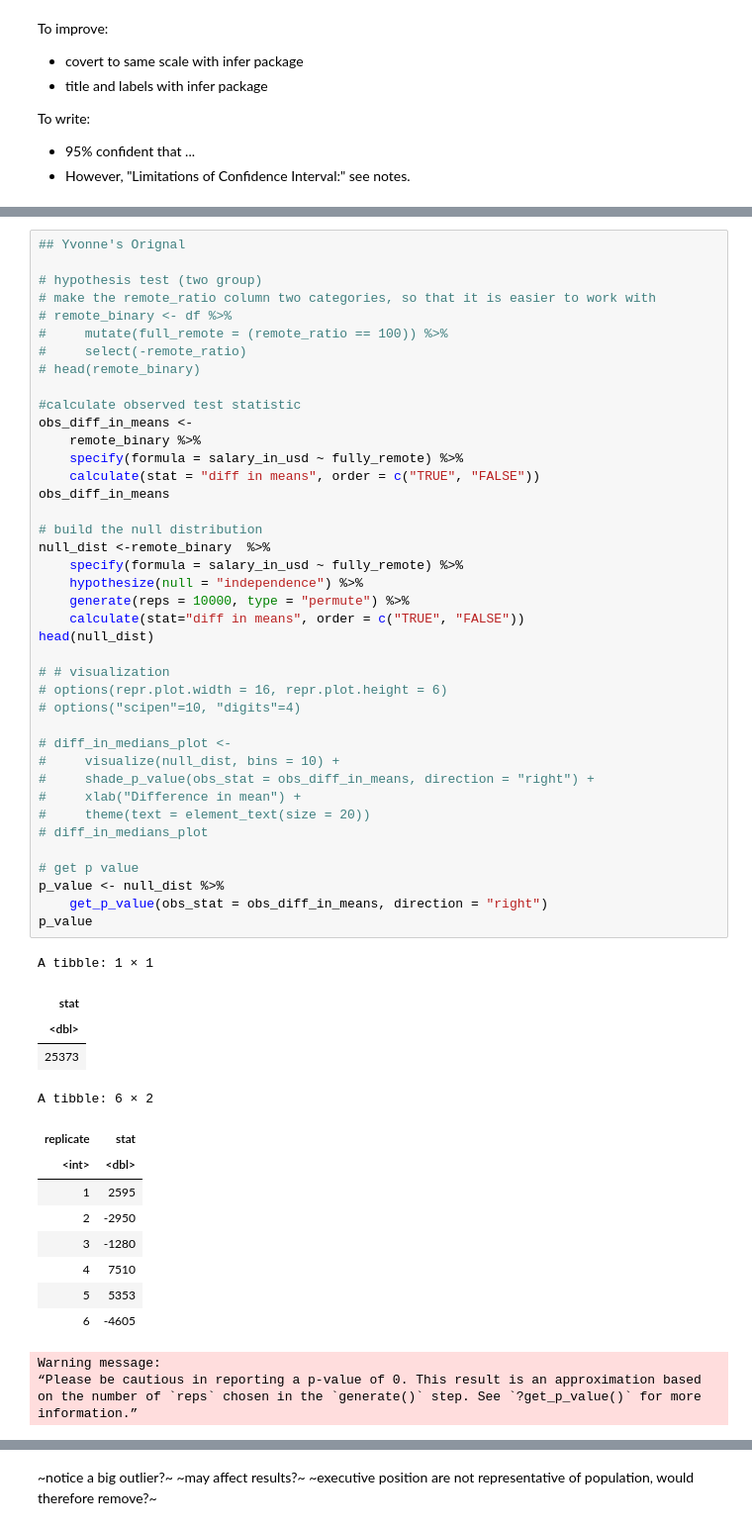
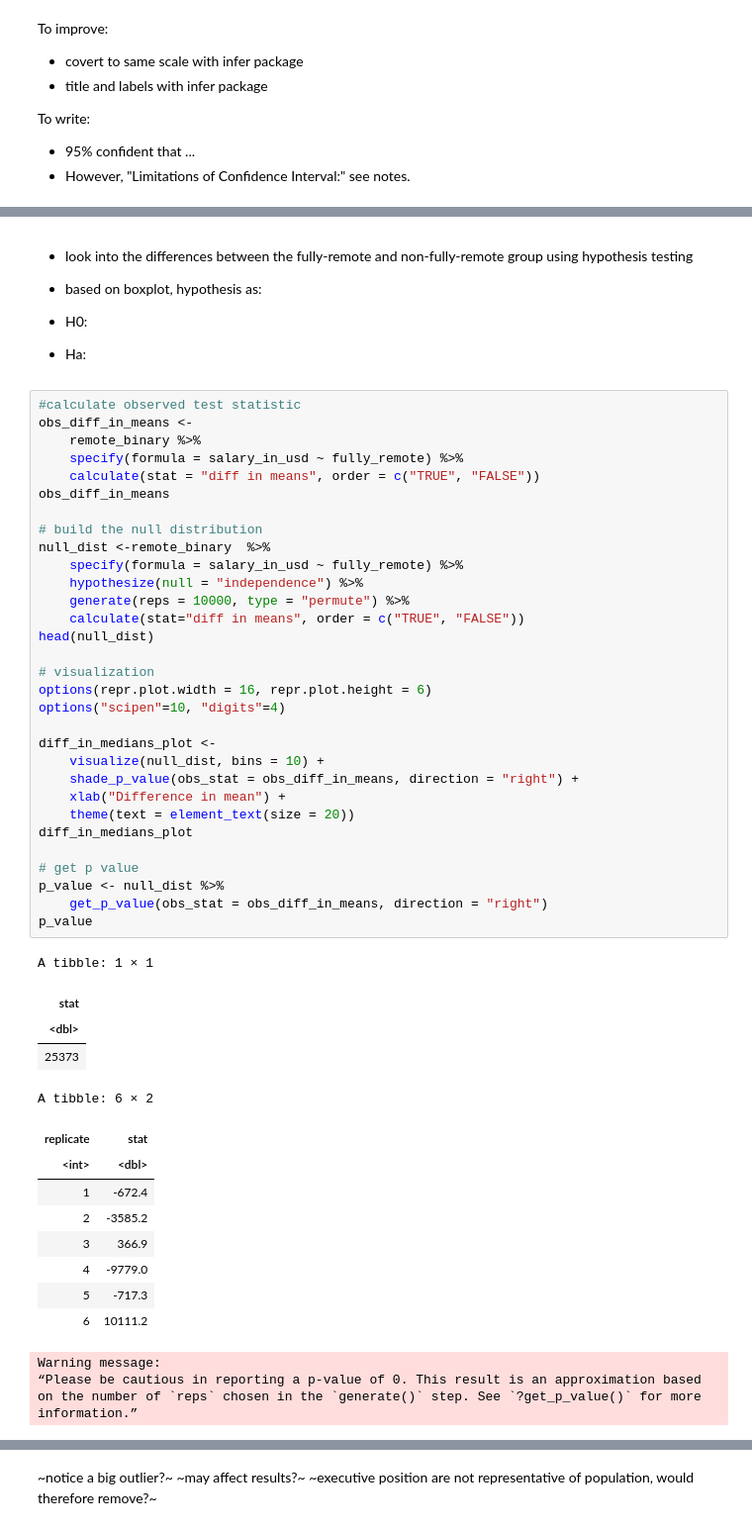
Before and after one commit to ludioludius/STAT201-Project, a Jupyter notebook: Final_Report_Draft.ipynb, the cells around one changed output, grey strips where cells are left out. Shown at 99% size. Drawn from its saved outputs; the diff is of its cells as text.

Commit message:
Big Sync with Yvonne

```diff
--- a/Final_Report_Draft.ipynb
+++ b/Final_Report_Draft.ipynb
@@ -317,57 +386,54 @@ A tibble: 6 × 4
+# %% [markdown]
+- look into the differences between the fully-remote and non-fully-remote group using hypothesis testing
+
+- based on boxplot, hypothesis as:
+- H0:
+- Ha:
 # %%
-## Yvonne's Orignal
-
-# hypothesis test (two group)
-# make the remote_ratio column two categories, so that it is easier to work with
-# remote_binary <- df %>%
-#     mutate(full_remote = (remote_ratio == 100)) %>%
-#     select(-remote_ratio)
-# head(remote_binary)
-
 #calculate observed test statistic
 obs_diff_in_means <-
     remote_binary %>%
     specify(formula = salary_in_usd ~ fully_remote) %>%
     calculate(stat = "diff in means", order = c("TRUE", "FALSE"))
 obs_diff_in_means
 
 # build the null distribution
 null_dist <-remote_binary  %>%
     specify(formula = salary_in_usd ~ fully_remote) %>%
     hypothesize(null = "independence") %>%
     generate(reps = 10000, type = "permute") %>%
     calculate(stat="diff in means", order = c("TRUE", "FALSE"))
 head(null_dist)
 
-# # visualization
-# options(repr.plot.width = 16, repr.plot.height = 6)
-# options("scipen"=10, "digits"=4)
+# visualization
+options(repr.plot.width = 16, repr.plot.height = 6)
+options("scipen"=10, "digits"=4)
 
-# diff_in_medians_plot <-
-#     visualize(null_dist, bins = 10) +
-#     shade_p_value(obs_stat = obs_diff_in_means, direction = "right") +
-#     xlab("Difference in mean") +
-#     theme(text = element_text(size = 20))
-# diff_in_medians_plot
+diff_in_medians_plot <-
+    visualize(null_dist, bins = 10) +
+    shade_p_value(obs_stat = obs_diff_in_means, direction = "right") +
+    xlab("Difference in mean") +
+    theme(text = element_text(size = 20))
+diff_in_medians_plot
 
 # get p value
 p_value <- null_dist %>%
     get_p_value(obs_stat = obs_diff_in_means, direction = "right")
 p_value
 # %% [output]
 A tibble: 1 × 1
 | stat |
 | <dbl> |
 | 25373 |
 A tibble: 6 × 2
 | replicate | stat |
 | <int> | <dbl> |
-| 1 | 2595 |
-| 2 | -2950 |
-| 3 | -1280 |
-| 4 | 7510 |
-| 5 | 5353 |
-| 6 | -4605 |
+| 1 | -672.4 |
+| 2 | -3585.2 |
+| 3 | 366.9 |
+| 4 | -9779.0 |
+| 5 | -717.3 |
+| 6 | 10111.2 |
 Warning message:
 “Please be cautious in reporting a p-value of 0. This result is an approximation based on the number of `reps` chosen in the `generate()` step. See `?get_p_value()` for more information.”
 A tibble: 1 × 1
```
Also changed, not shown: parts of 49 cells of this notebook.
